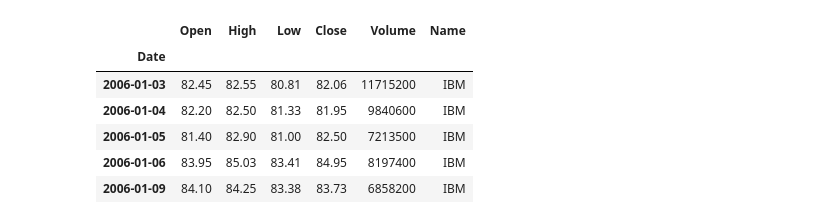
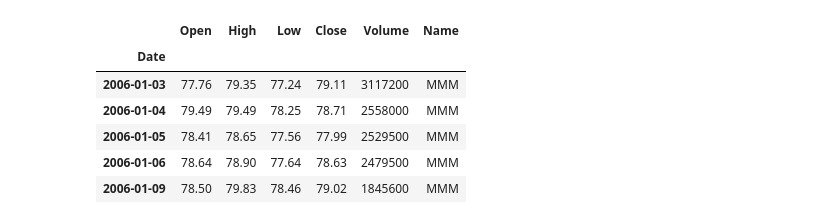
Before and after one commit to tqa236/LSTM_algo_trading, a Jupyter notebook: notebook/[Official] Long Short Term Memory.ipynb, the cells around one changed output. Saved outputs shown, nothing was run; the diff lists cells and outputs as text; code cells hidden in the pictures.

```diff
--- a/notebook/[Official] Long Short Term Memory.ipynb
+++ b/notebook/[Official] Long Short Term Memory.ipynb
@@ -28,13 +60,13 @@ def return_rmse(test,predicted):
     print("The root mean squared error is {}.".format(rmse))
 # %%
 # First, we get the data
-dataset = pd.read_csv('../data/dowjones/IBM_2006-01-01_to_2018-01-01.csv', index_col='Date', parse_dates=['Date'])
+dataset = pd.read_csv('../data/dowjones/all_stocks_2006-01-01_to_2018-01-01.csv', index_col='Date', parse_dates=['Date'])
 dataset.head()
 # %% [output]
 |  | Open | High | Low | Close | Volume | Name |
 | Date |  |  |  |  |  |  |
-| 2006-01-03 | 82.45 | 82.55 | 80.81 | 82.06 | 11715200 | IBM |
-| 2006-01-04 | 82.20 | 82.50 | 81.33 | 81.95 | 9840600 | IBM |
-| 2006-01-05 | 81.40 | 82.90 | 81.00 | 82.50 | 7213500 | IBM |
-| 2006-01-06 | 83.95 | 85.03 | 83.41 | 84.95 | 8197400 | IBM |
-| 2006-01-09 | 84.10 | 84.25 | 83.38 | 83.73 | 6858200 | IBM |
+| 2006-01-03 | 77.76 | 79.35 | 77.24 | 79.11 | 3117200 | MMM |
+| 2006-01-04 | 79.49 | 79.49 | 78.25 | 78.71 | 2558000 | MMM |
+| 2006-01-05 | 78.41 | 78.65 | 77.56 | 77.99 | 2529500 | MMM |
+| 2006-01-06 | 78.64 | 78.90 | 77.64 | 78.63 | 2479500 | MMM |
+| 2006-01-09 | 78.50 | 79.83 | 78.46 | 79.02 | 1845600 | MMM |
```
Also changed, not shown: parts of 25 cells of this notebook, 3 other files.
